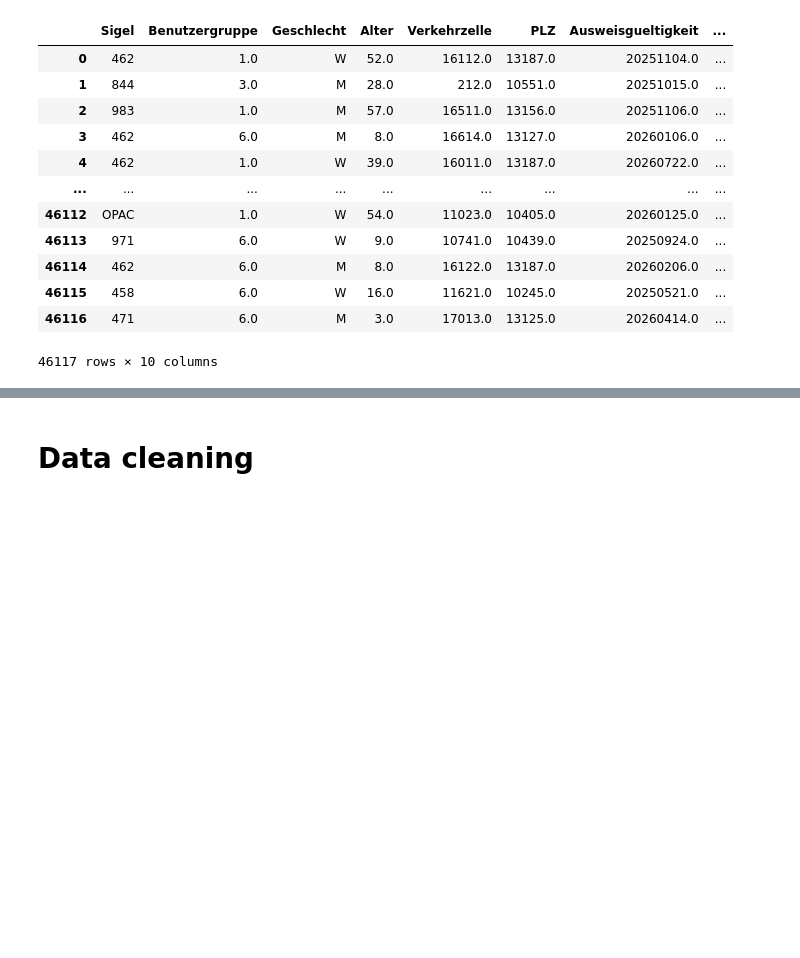
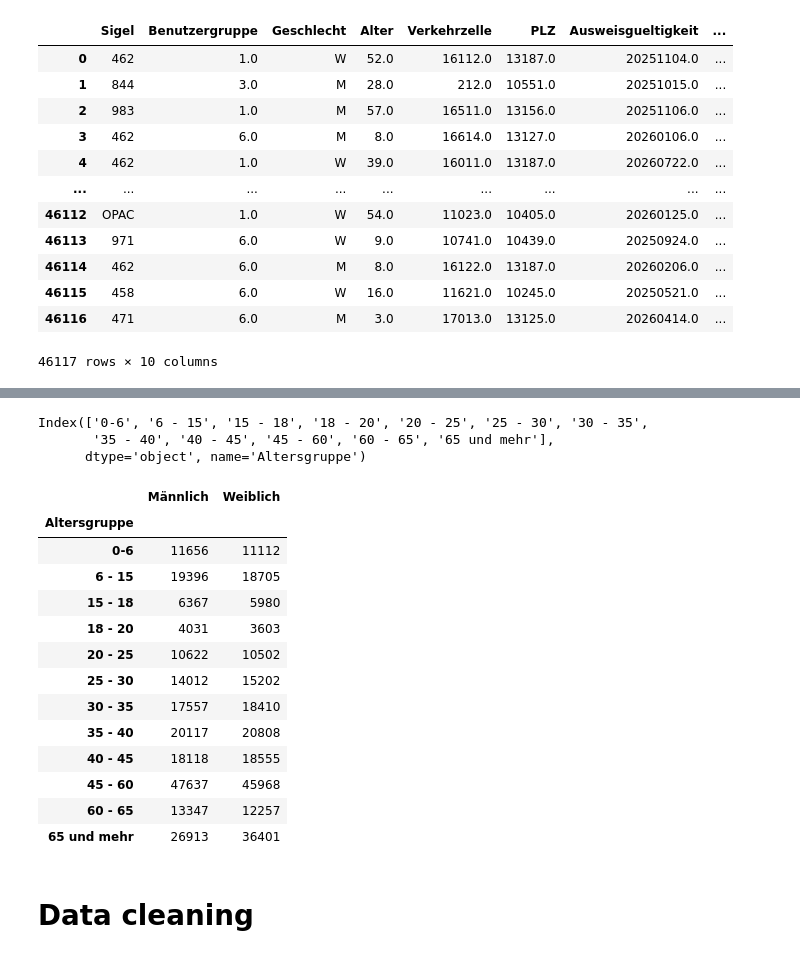
Before and after one commit to BeatriceM476/Final-project, a Jupyter notebook: LesAkt_240717_250717.ipynb, the cells around one changed output, grey strips where cells are left out. Saved outputs shown, nothing was run; the diff lists cells and outputs as text; code cells hidden in the pictures; blank space fills up the shorter version.

```diff
--- a/LesAkt_240717_250717.ipynb
+++ b/LesAkt_240717_250717.ipynb
@@ -38,6 +38,29 @@ LesAkt_df.head(3)
 | 0 | 462 | 1.0 | W | 52.0 | 16112.0 | 13187.0 | 20251104.0 | 20250620 | ... |
 | 1 | 844 | 3.0 | M | 28.0 | 212.0 | 10551.0 | 20251015.0 | 20250106 | ... |
 | 2 | 983 | 1.0 | M | 57.0 | 16511.0 | 13156.0 | 20251106.0 | 20250704 | ... |
+# %%
+# Si 'Männlich' et 'Weiblich' sont dans la première colonne
+Alter_Geschlecht_df = pd.read_csv("Alter vs Geschlecht.csv", sep=';', index_col=0)
+print(Alter_Geschlecht_df.index)  # doit montrer Männlich et Weiblich
+Alter_Geschlecht_df
+# %% [output]
+Index(['0-6', '6 - 15', '15 - 18', '18 - 20', '20 - 25', '25 - 30', '30 - 35',
+       '35 - 40', '40 - 45', '45 - 60', '60 - 65', '65 und mehr'],
+      dtype='object', name='Altersgruppe')
+|  | Männlich | Weiblich |
+| Altersgruppe |  |  |
+| 0-6 | 11656 | 11112 |
+| 6 - 15 | 19396 | 18705 |
+| 15 - 18 | 6367 | 5980 |
+| 18 - 20 | 4031 | 3603 |
+| 20 - 25 | 10622 | 10502 |
+| 25 - 30 | 14012 | 15202 |
+| 30 - 35 | 17557 | 18410 |
+| 35 - 40 | 20117 | 20808 |
+| 40 - 45 | 18118 | 18555 |
+| 45 - 60 | 47637 | 45968 |
+| 60 - 65 | 13347 | 12257 |
+| 65 und mehr | 26913 | 36401 |
 # %% [markdown]
 # Data cleaning
 # %%
```
Also changed, not shown: parts of 2 cells of this notebook, 1 other file.
